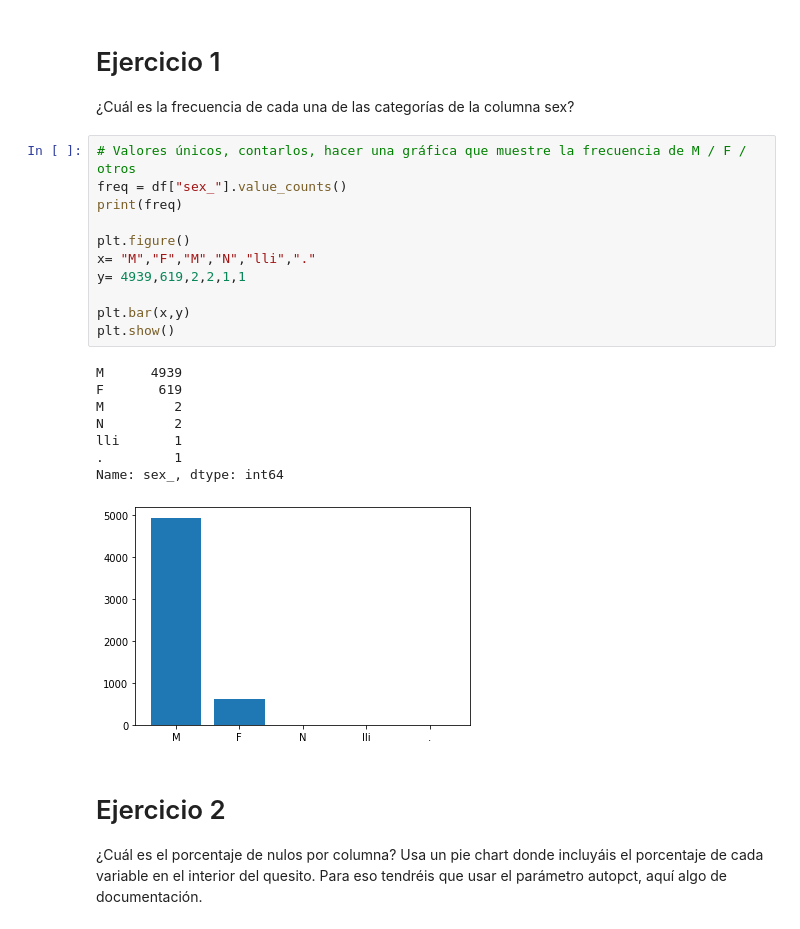
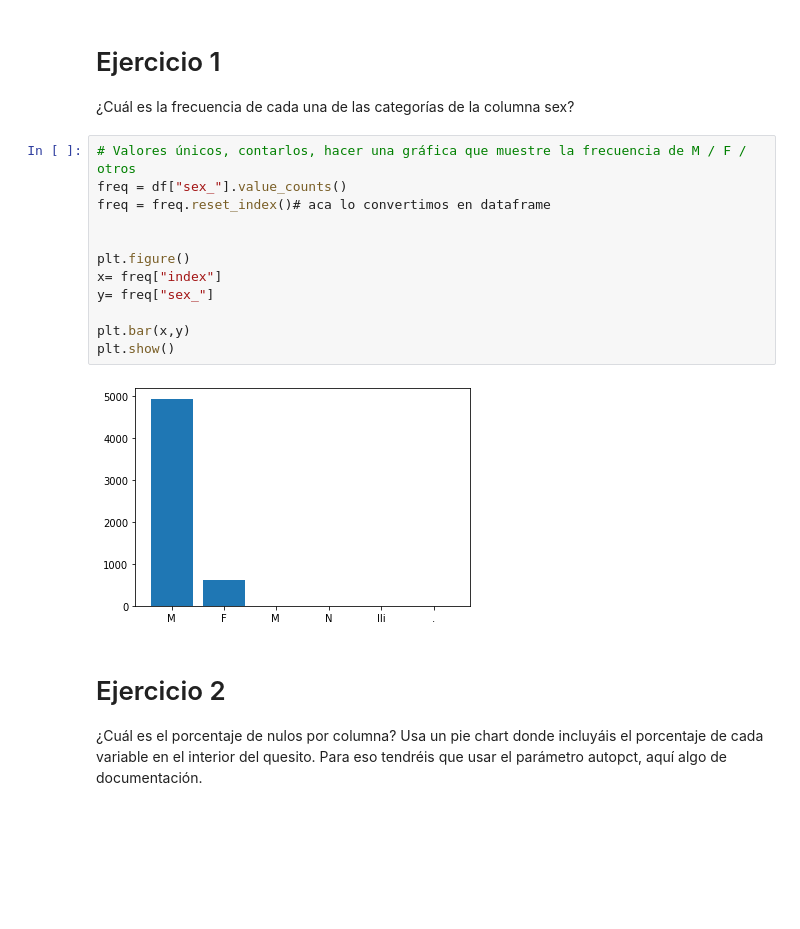
Before and after one commit to Adalab/DA-promo-A-module-2-pairprog-1-pair-1-Tatiana_Lara, a Jupyter notebook: VISUALIZACIÓN/1_Visualización_1.ipynb, the cells around one changed output. Saved outputs shown, nothing was run; the diff lists cells and outputs as text; blank space fills up the shorter version.

Commit message:
subo visualización 1 terminado

```diff
--- a/VISUALIZACIÓN/1_Visualización_1.ipynb
+++ b/VISUALIZACIÓN/1_Visualización_1.ipynb
@@ -21,23 +14,17 @@ df.head()
 # %%
 # Valores únicos, contarlos, hacer una gráfica que muestre la frecuencia de M / F / otros
 freq = df["sex_"].value_counts()
-print(freq)
+freq = freq.reset_index()# aca lo convertimos en dataframe
+
 
 plt.figure()
-x= "M","F","M","N","lli","."
-y= 4939,619,2,2,1,1
+x= freq["index"]
+y= freq["sex_"]
 
 plt.bar(x,y)
 plt.show()
 # %% [output]
-M      4939
-F       619
-M         2
-N         2
-lli       1
-.         1
-Name: sex_, dtype: int64
-[figure, old version]
+[figure, new version]
 # %% [markdown]
 # Ejercicio 2
 ¿Cuál es el porcentaje de nulos por columna? Usa un pie chart donde incluyáis el porcentaje de cada variable en el interior del quesito. Para eso tendréis que usar el parámetro autopct, aquí algo de documentación.
```
Also changed, not shown: parts of 10 cells of this notebook, 2 other files.
